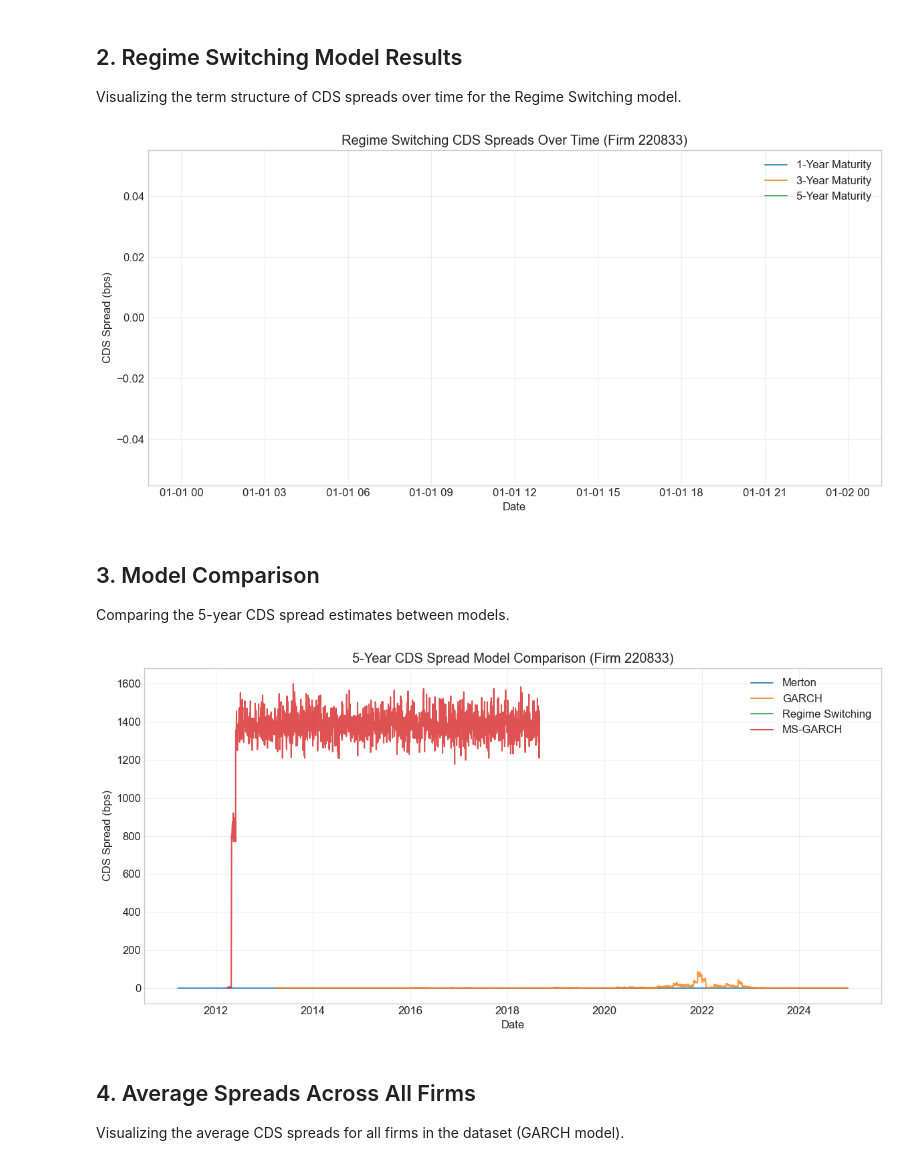
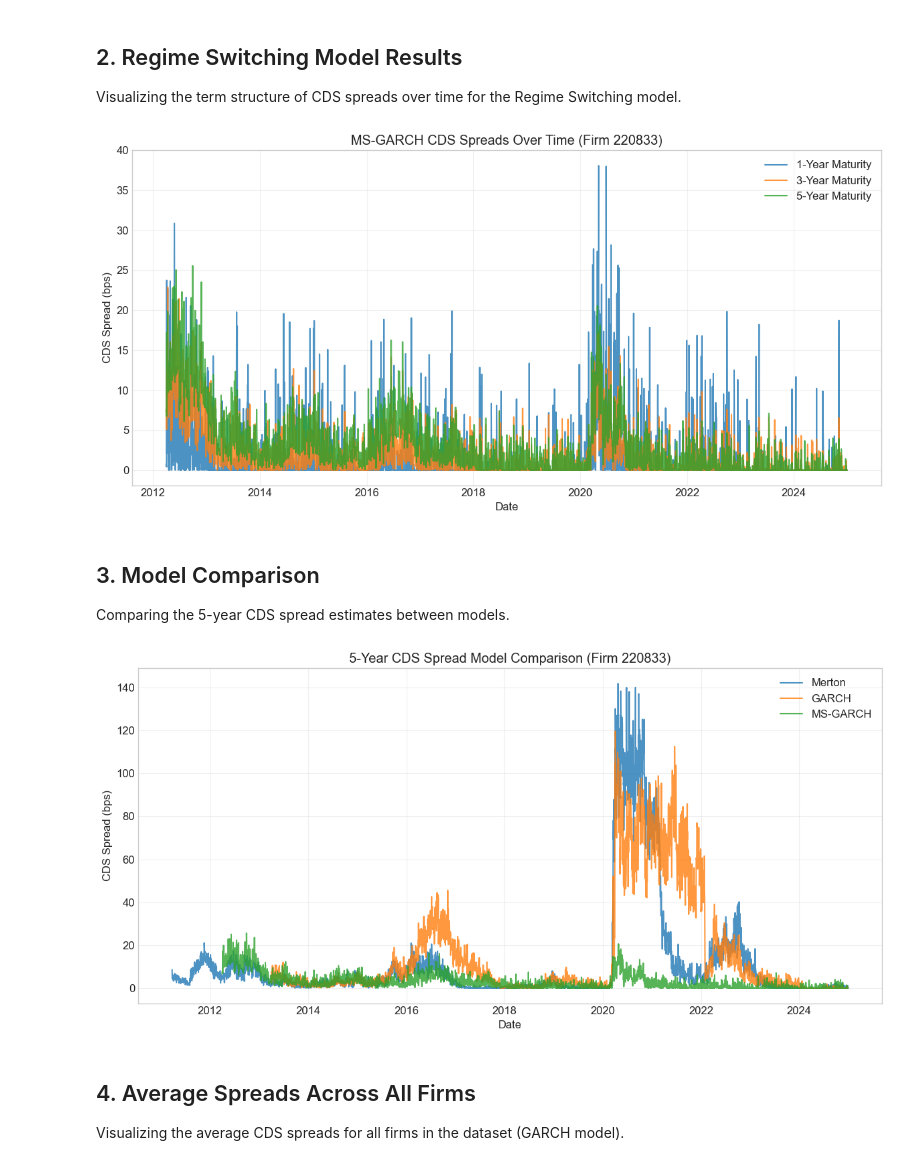
Before and after one commit to ChaseW3/Seminar-QF, a Jupyter notebook: Seminar QF/notebooks/visualize_results.ipynb, the cells around one changed output. Drawn from its saved outputs; the diff is of its cells as text; code cells hidden in the pictures.

Commit message:
Added graphs

```diff
--- a/Seminar QF/notebooks/visualize_results.ipynb
+++ b/Seminar QF/notebooks/visualize_results.ipynb
@@ -128,16 +131,16 @@ Error: Model 'Merton mc' not loaded.
 ## 2. Regime Switching Model Results
 Visualizing the term structure of CDS spreads over time for the Regime Switching model.
 # %%
-plotter.plot_spreads_over_time('Regime Switching', gvkey=220833, maturities=[1, 3, 5])
+plotter.plot_spreads_over_time('MS-GARCH', gvkey=220833, maturities=[1, 3, 5])
 # %% [output]
-[figure, old version]
+[figure, new version]
 # %% [markdown]
 ## 3. Model Comparison
 Comparing the 5-year CDS spread estimates between models.
 # %%
-plotter.plot_model_comparison(gvkey=220833, maturity=5, models=['Merton', 'GARCH', 'Regime Switching', 'MS-GARCH'])
+plotter.plot_model_comparison(gvkey=220833, maturity=5, models=['Merton', 'GARCH', 'MS-GARCH'])
 # %% [output]
-[figure, old version]
+[figure, new version]
 # %% [markdown]
 ## 4. Average Spreads Across All Firms
 Visualizing the average CDS spreads for all firms in the dataset (GARCH model).
```
Also changed, not shown: parts of 30 cells of this notebook.
